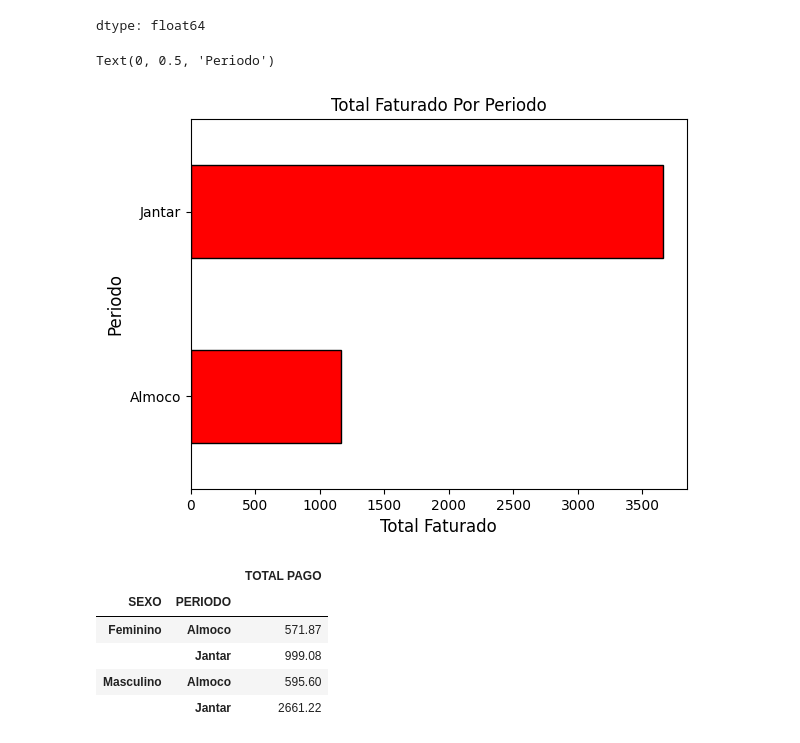
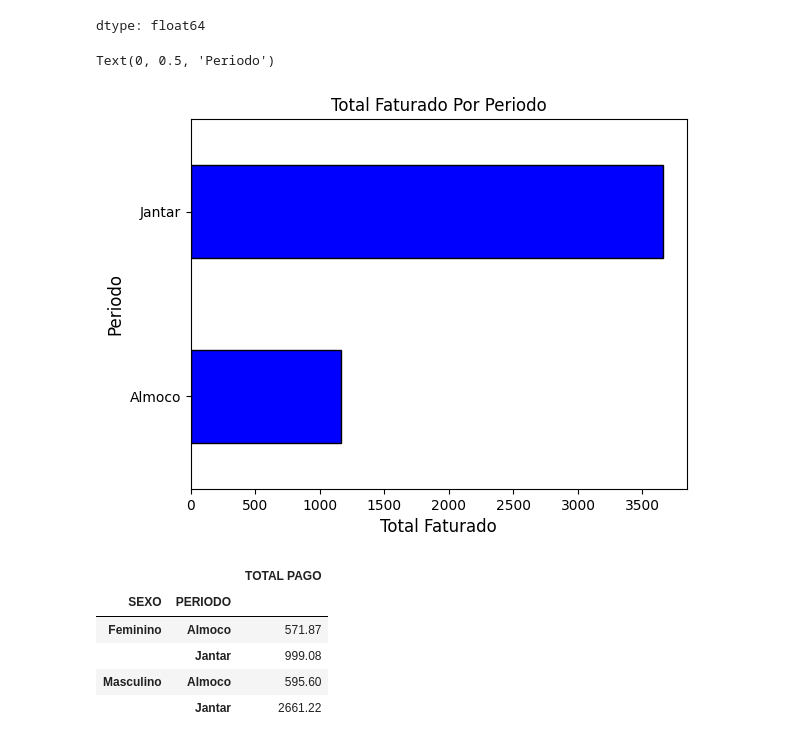
Before and after one commit to trunfo4608/Python-Analise_Restaurante, a Jupyter notebook: Proj_Analise_Dados_Restaurante.ipynb, the cells around one changed output. Saved outputs shown, nothing was run; the diff lists cells and outputs as text; code cells hidden in the pictures.

```diff
--- a/Proj_Analise_Dados_Restaurante.ipynb
+++ b/Proj_Analise_Dados_Restaurante.ipynb
@@ -236,11 +233,9 @@ plt.ylabel('Valor Faturado', fontsize=12)
 Text(0, 0.5, 'Valor Faturado')
 [figure]
 # %%
-#colunas_desejadas = ['PERIODO', 'TOTAL PAGO']
-#df_selecionado = sub_set[colunas_desejadas]
-df_selecionado = sub_set.groupby(by=['PERIODO'])['TOTAL PAGO'].sum()
+df_selecionado_periodo = sub_set.groupby(by=['PERIODO'])['TOTAL PAGO'].sum()
 
-df_selecionado
+df_selecionado_periodo
 # %% [output]
 |  | TOTAL PAGO |
 | PERIODO |  |
@@ -249,13 +244,13 @@ df_selecionado
 dtype: float64
 # %%
 
-df_selecionado.plot.barh(x='PERIODO', y='TOTAL PAGO',  color='red',ec='k')
+df_selecionado_periodo.plot.barh(x='PERIODO', y='TOTAL PAGO', color='blue',ec='k')
 plt.title('Total Faturado Por Periodo')
 plt.xlabel('Total Faturado', fontsize=12)
 plt.ylabel('Periodo', fontsize=12)
 # %% [output]
 Text(0, 0.5, 'Periodo')
-[figure, old version]
+[figure, new version]
 # %%
 df_selecionado_SEXO = sub_set.groupby(by=['SEXO','PERIODO'])['TOTAL PAGO'].sum()
 
```
Also changed, not shown: parts of 6 cells of this notebook.
